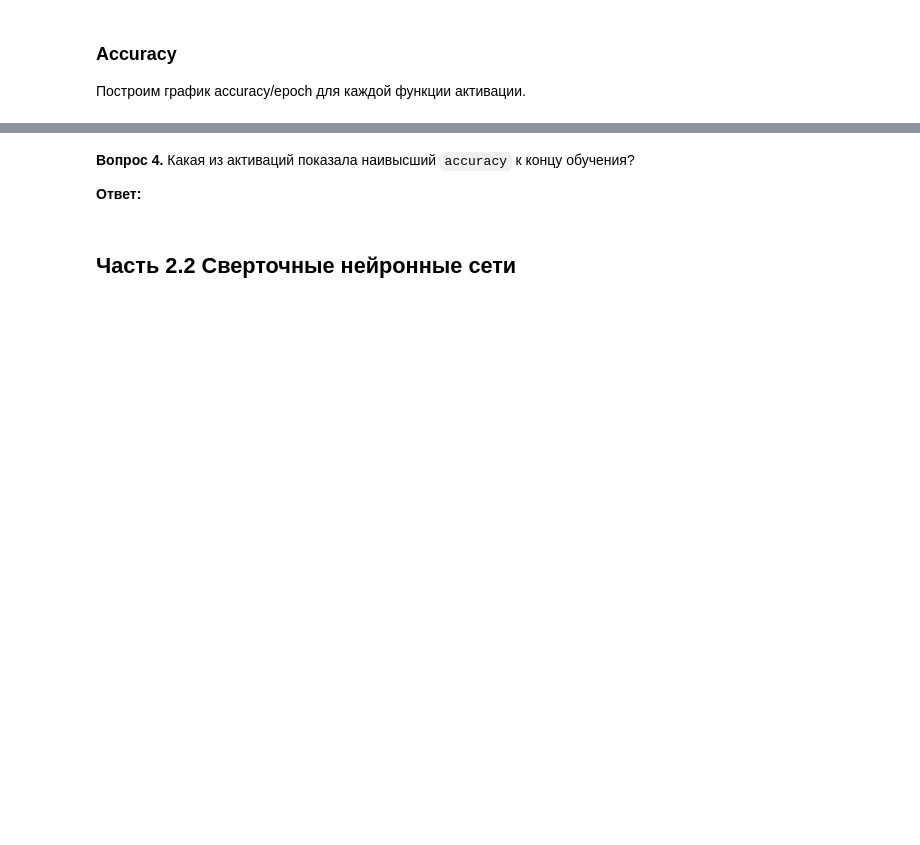
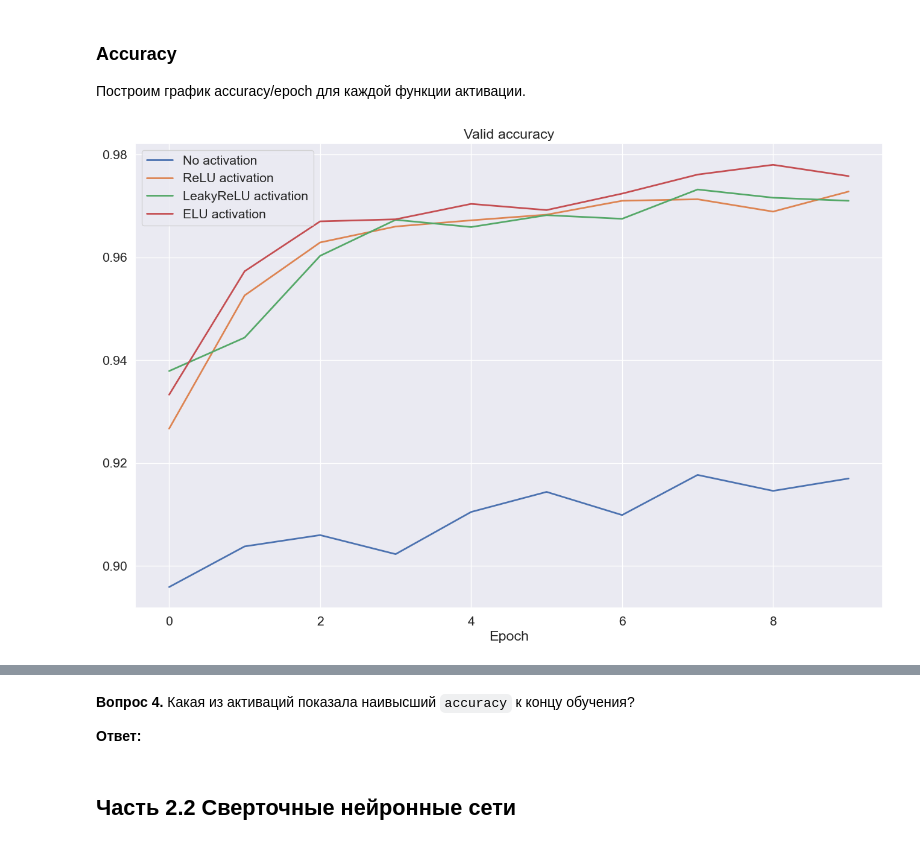
Before and after one commit to impala-tape/DLS, a Jupyter notebook: hw4/hw_4_conv_cnn.ipynb, the cells around one changed output, grey strips where cells are left out. Cells and saved outputs as stored; diff of their text form; code cells hidden in the pictures; blank space fills up the shorter version.

```diff
--- a/hw4/hw_4_conv_cnn.ipynb
+++ b/hw4/hw_4_conv_cnn.ipynb
@@ -372,22 +367,22 @@ $
 def custom_cross_entropy(y_true_onehot, y_logits):
     """
     y_true_onehot: тензор [batch_size, num_classes] в формате one-hot
-    y_logits: тензор [batch_size, num_classes] с логитами (не вероятностями!)
+    y_logits: тензор [batch_size, num_classes] с логитами (сырыми значениями)
     """
-    # 1. Применяем softmax к логитам
-    probabilities = torch.softmax(y_logits, dim=1)
+    # 1. Применяем softmax к логитам, чтобы получить вероятности
+    # probabilities = torch.softmax(y_logits, dim=1)
 
     # 2. Логарифмируем вероятности и умножаем на one-hot метки
-    log_probs = torch.log(probabilities + 1e-10)  # +1e-10 для численной стабильности
+    log_probs = torch.log(y_logits + 1e-10)  # +1e-10 для стабильности
     loss_per_sample = -(y_true_onehot * log_probs).sum(dim=1)
 
-    # 3. Усредняем по батчу
-    return loss_per_sample.mean()
+    # 3. Усредняем потери по всем примерам в батче
+    return loss_per_sample
 
-# y = torch.tensor([[0], [0], [1], [0], [0], [0], [0], [0], [0], [0]])
-# y_hat = torch.tensor([[0.1], [0.05], [0.6], [0.15], [0.05], [0.02], [0.01], [0.01], [0.01], [0.0]])
-y = torch.tensor([0, 0, 1, 0, 0, 0, 0, 0, 0, 0])
-y_hat = torch.tensor([0.1, 0.05, 0.6, 0.15, 0.05, 0.02, 0.01, 0.01, 0.01, 0.0])
-print(y)
-custom_cross_entropy(y, y_hat)
+
+y_tr = torch.tensor([[0, 0, 1, 0, 0, 0, 0, 0, 0, 0]], dtype=torch.float32)
+y_lo = torch.tensor([[0.1, 0.05, 0.6, 0.15, 0.05, 0.02, 0.01, 0.01, 0.01, 0.0]])
+
+loss = custom_cross_entropy(y_tr, y_lo)
+print(loss)  # Вывод: ~0.5108
 # %% [output]
@@ -505,0 +602,3 @@ leaky_relu_accuracy = #YOUR CODE
+# %%
+relu_accuracy = test_activation_function(nn.ReLU())
+print('relu done')
@@ -505,0 +623,3 @@ leaky_relu_accuracy = #YOUR CODE
+# %%
+leaky_relu_accuracy = test_activation_function(nn.LeakyReLU())
+print('leaky_relu done')
@@ -505,0 +644,3 @@ leaky_relu_accuracy = #YOUR CODE
+# %%
+elu_accuracy = test_activation_function(nn.ELU())
+print('elu done')
@@ -509,15 +668,17 @@ leaky_relu_accuracy = #YOUR CODE
 # %%
 sns.set(style="darkgrid", font_scale=1.4)
 
 plt.figure(figsize=(16, 10))
 plt.title("Valid accuracy")
-plt.plot(range(max_epochs), plain_accuracy, label="No activation", linewidth=2)
-plt.plot(range(max_epochs), relu_accuracy, label="ReLU activation", linewidth=2)
-plt.plot(range(max_epochs), leaky_relu_accuracy, label="LeakyReLU activation", linewidth=2)
-plt.plot(range(max_epochs), elu_accuracy, label="ELU activation", linewidth=2)
+plt.plot(range(max_epochs), plain_accuracy['valid'], label="No activation", linewidth=2)
+plt.plot(range(max_epochs), relu_accuracy['valid'], label="ReLU activation", linewidth=2)
+plt.plot(range(max_epochs), leaky_relu_accuracy['valid'], label="LeakyReLU activation", linewidth=2)
+plt.plot(range(max_epochs), elu_accuracy['valid'], label="ELU activation", linewidth=2)
 plt.legend()
 plt.xlabel("Epoch")
 plt.show()
+# %% [output]
+[figure, added]
 # %%
 plt.figure(figsize=(16, 10))
 plt.title("Valid accuracy")
```
Also changed, not shown: parts of 20 cells of this notebook, 1 other file.
